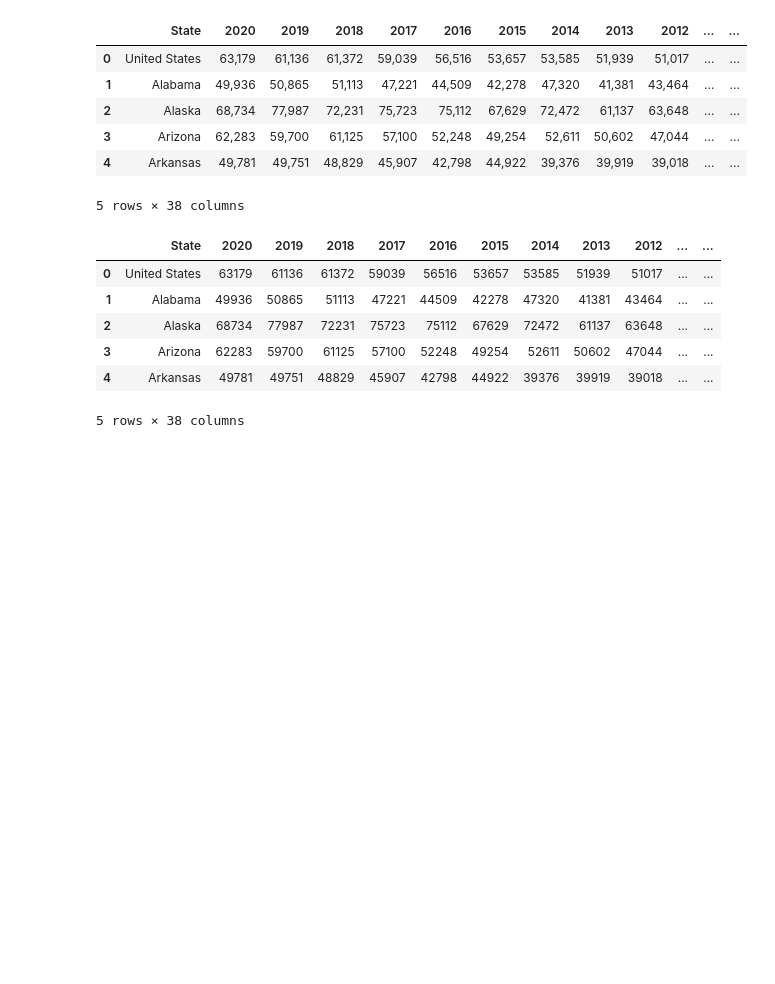
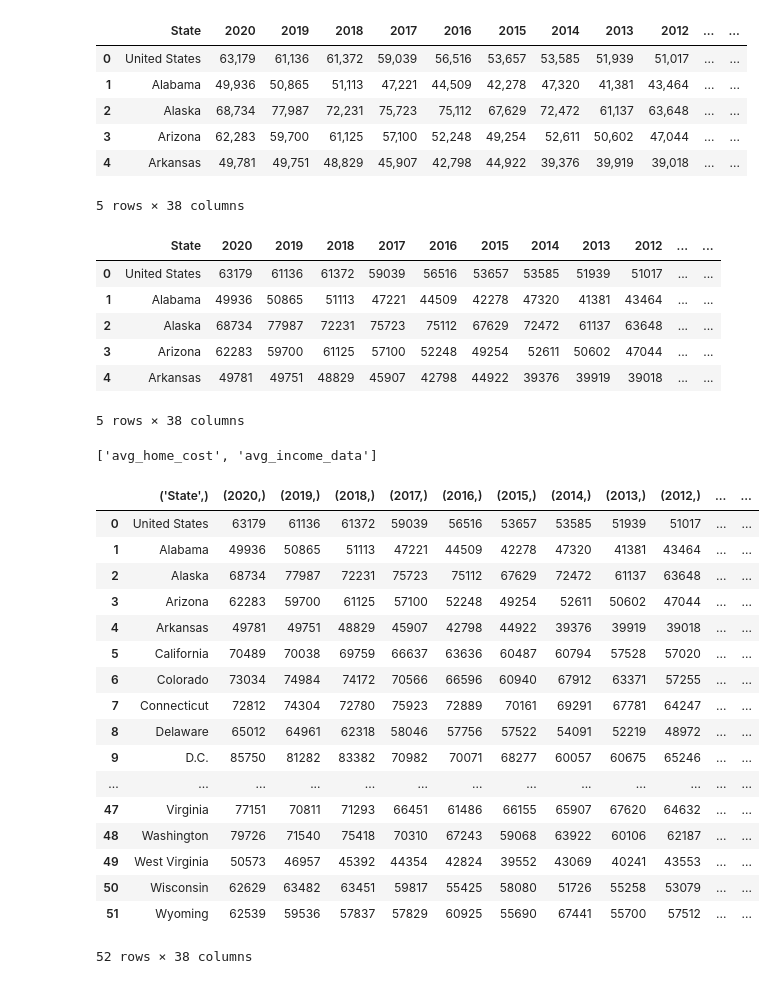
Before and after one commit to gamem001/warehousing_the_housing_crisis, a Jupyter notebook: asia_data/both_tables_one_notebook.ipynb, the cells around one changed output. Saved outputs shown, nothing was run; the diff lists cells and outputs as text; code cells hidden in the pictures; blank space fills up the shorter version.

Commit message:
Finishing Tables

```diff
--- a/asia_data/both_tables_one_notebook.ipynb
+++ b/asia_data/both_tables_one_notebook.ipynb
@@ -228,3 +239,5 @@ removing_commas_df.head()
 | 3 | Arizona | 62283 | 59700 | 61125 | 57100 | 52248 | 49254 | 52611 | 50602 | 47044 | ... | ... |
 | 4 | Arkansas | 49781 | 49751 | 48829 | 45907 | 42798 | 44922 | 39376 | 39919 | 39018 | ... | ... |
 5 rows × 38 columns
+# %%
+engine = create_engine(f"sqlite:///housing_data.db")
@@ -230,0 +248,25 @@ removing_commas_df.head()
+# %%
+engine.table_names()
+# %% [output]
+['avg_home_cost', 'avg_income_data']
+# %%
+pd.read_sql('SELECT * FROM avg_income_data', con=engine)
+# %% [output]
+|  | ('State',) | (2020,) | (2019,) | (2018,) | (2017,) | (2016,) | (2015,) | (2014,) | (2013,) | (2012,) | ... | ... |
+| 0 | United States | 63179 | 61136 | 61372 | 59039 | 56516 | 53657 | 53585 | 51939 | 51017 | ... | ... |
+| 1 | Alabama | 49936 | 50865 | 51113 | 47221 | 44509 | 42278 | 47320 | 41381 | 43464 | ... | ... |
+| 2 | Alaska | 68734 | 77987 | 72231 | 75723 | 75112 | 67629 | 72472 | 61137 | 63648 | ... | ... |
+| 3 | Arizona | 62283 | 59700 | 61125 | 57100 | 52248 | 49254 | 52611 | 50602 | 47044 | ... | ... |
+| 4 | Arkansas | 49781 | 49751 | 48829 | 45907 | 42798 | 44922 | 39376 | 39919 | 39018 | ... | ... |
+| 5 | California | 70489 | 70038 | 69759 | 66637 | 63636 | 60487 | 60794 | 57528 | 57020 | ... | ... |
+| 6 | Colorado | 73034 | 74984 | 74172 | 70566 | 66596 | 60940 | 67912 | 63371 | 57255 | ... | ... |
+| 7 | Connecticut | 72812 | 74304 | 72780 | 75923 | 72889 | 70161 | 69291 | 67781 | 64247 | ... | ... |
+| 8 | Delaware | 65012 | 64961 | 62318 | 58046 | 57756 | 57522 | 54091 | 52219 | 48972 | ... | ... |
+| 9 | D.C. | 85750 | 81282 | 83382 | 70982 | 70071 | 68277 | 60057 | 60675 | 65246 | ... | ... |
+| ... | ... | ... | ... | ... | ... | ... | ... | ... | ... | ... | ... | ... |
+| 47 | Virginia | 77151 | 70811 | 71293 | 66451 | 61486 | 66155 | 65907 | 67620 | 64632 | ... | ... |
+| 48 | Washington | 79726 | 71540 | 75418 | 70310 | 67243 | 59068 | 63922 | 60106 | 62187 | ... | ... |
+| 49 | West Virginia | 50573 | 46957 | 45392 | 44354 | 42824 | 39552 | 43069 | 40241 | 43553 | ... | ... |
+| 50 | Wisconsin | 62629 | 63482 | 63451 | 59817 | 55425 | 58080 | 51726 | 55258 | 53079 | ... | ... |
+| 51 | Wyoming | 62539 | 59536 | 57837 | 57829 | 60925 | 55690 | 67441 | 55700 | 57512 | ... | ... |
+52 rows × 38 columns
```
Also changed, not shown: parts of 5 cells of this notebook, 1 other file.
